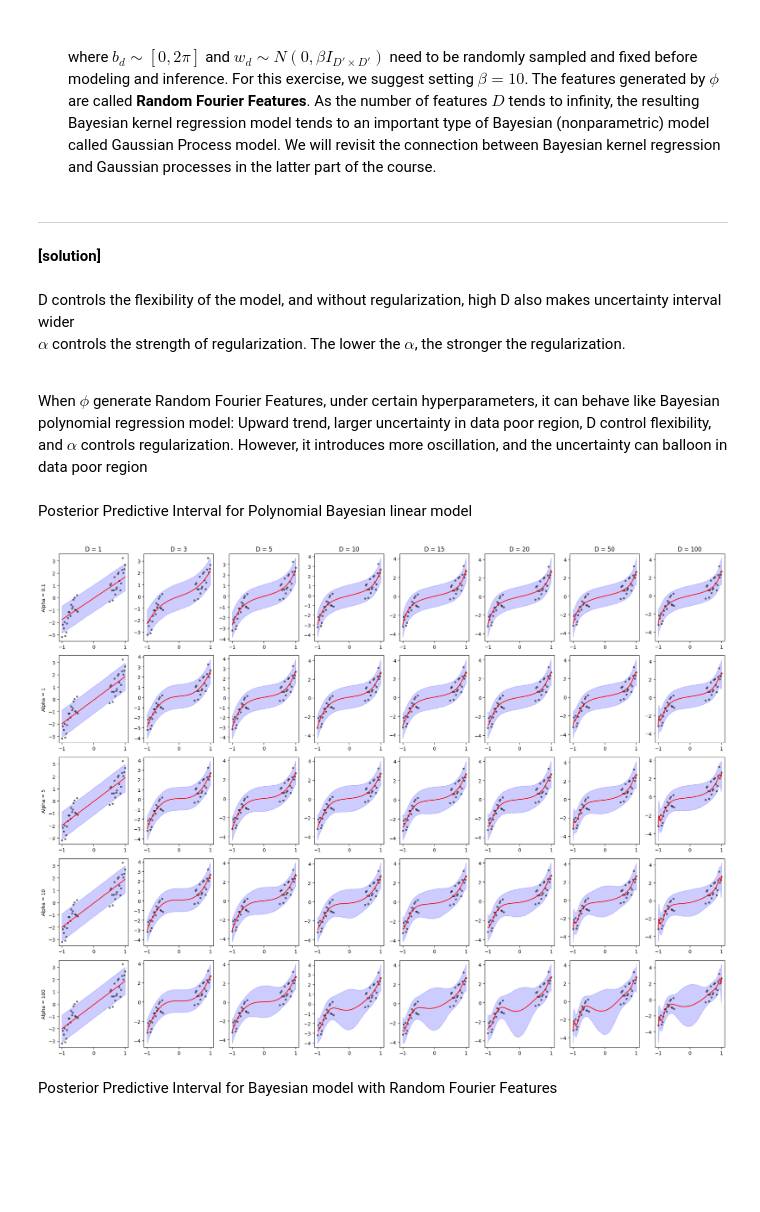
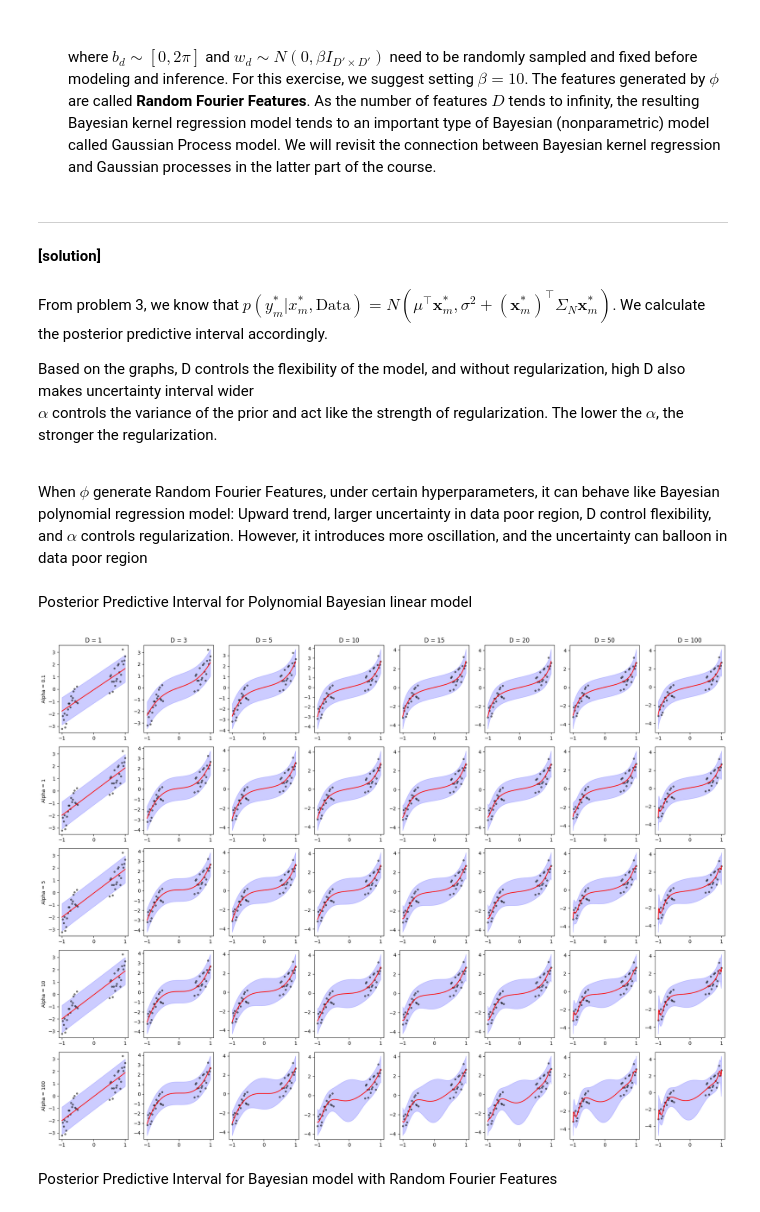
Before and after one commit to chihuangliu/ELEC70122_ML_for_Safety_Critical_Decision_Making, a Jupyter notebook: ELEC70122_HW1.ipynb, the cells around one changed output. Saved outputs shown, nothing was run; the diff lists cells and outputs as text; code cells hidden in the pictures; blank space fills up the shorter version.

```diff
--- a/ELEC70122_HW1.ipynb
+++ b/ELEC70122_HW1.ipynb
@@ -452,8 +453,10 @@ Based on your visualizaion, describe in intuitive terms what is the role of $\al
 # %% [markdown]
 ---
 **[solution]** <br><br>
-D controls the flexibility of the model, and without regularization, high D also makes uncertainty interval wider<br>
-$\alpha$ controls the strength of regularization. The lower the $\alpha$, the stronger the regularization.<br><br>
+From problem 3, we know that $p(y^*_m | x^*_m, \text{Data}) = {N}(\mu^\top\mathbf{x}^*_m, \sigma^2 + (\mathbf{x}^*_m)^\top\Sigma_N\mathbf{x}^*_m)$. We calculate the posterior predictive interval accordingly.
+
+Based on the graphs, D controls the flexibility of the model, and without regularization, high D also makes uncertainty interval wider<br>
+$\alpha$ controls the variance of the prior and act like the strength of regularization. The lower the $\alpha$, the stronger the regularization.<br><br>
 
 When $\phi$ generate Random Fourier Features, under certain hyperparameters, it can behave like Bayesian polynomial regression model: Upward trend, larger uncertainty in data poor region, D control flexibility, and $\alpha$ controls regularization. However, it introduces more oscillation, and the uncertainty can balloon in data poor region
 # %% [markdown]
@@ -472,19 +475,24 @@ def get_posterior_predictive_bounds(
         phi_train = feature_mapper.transform(x_train)
         phi_test = feature_mapper.transform(x_test)
 
+    D_features = phi_train.shape[1]
     y_matrix = y_train.reshape(-1, 1)
 
-    line_samples, pred_samples = get_posterior_samples(
-        prior_var=alpha,
-        noise_var=noise_var,
-        x_matrix=phi_train,
-        y_matrix=y_matrix,
-        x_test_matrix=phi_test,
-    )
+    prior_precision = (1.0 / alpha) * np.eye(D_features)
+    likelihood_precision = (1.0 / noise_var) * (phi_train.T @ phi_train)
 
-    mean_pred = np.mean(line_samples, axis=0)
-    lower_bound = np.percentile(pred_samples, 2.5, axis=0)
-    upper_bound = np.percentile(pred_samples, 97.5, axis=0)
+    post_precision = prior_precision + likelihood_precision
+    Sigma_N = np.linalg.inv(post_precision)
+
+    mu_N = (1.0 / noise_var) * Sigma_N @ phi_train.T @ y_matrix
+    mean_pred = (phi_test @ mu_N).flatten()
+
+    model_variance = np.sum((phi_test @ Sigma_N) * phi_test, axis=1)
+    predictive_var = noise_var + model_variance
+    predictive_std = np.sqrt(predictive_var)
+
+    lower_bound = mean_pred - 1.96 * predictive_std
+    upper_bound = mean_pred + 1.96 * predictive_std
 
     return mean_pred, lower_bound, upper_bound
 
@@ -494,34 +502,34 @@ alphas = [0.1, 1, 5, 10, 100]
 
 fig, axes = plt.subplots(len(alphas), len(Ds), figsize=(20, 15))
 
 for i, alpha in enumerate(alphas):
     for j, D in enumerate(Ds):
         feature_mapper = PolynomialFeatures(D)
         mean_pred, lower_bound, upper_bound = get_posterior_predictive_bounds(
             feature_mapper, alpha, x_train, y_train, x_test, noise_var=0.3
         )
 
         ax = axes[i, j]
         ax.fill_between(
             x_test,
             lower_bound,
             upper_bound,
             alpha=0.2,
             color="blue",
             label="95% Posterior Predictive Interval",
         )
         ax.plot(x_test, mean_pred, color="red", label="Mean Prediction")
         ax.scatter(x_train, y_train, color="black", s=10, alpha=0.5)
 
         if i == 0:
             ax.set_title(f"D = {D}")
         if j == 0:
             ax.set_ylabel(f"Alpha = {alpha}")
 
 plt.tight_layout()
 plt.show()
 # %% [output]
-[figure, old version]
+[figure, new version]
 # %% [markdown]
 Posterior Predictive Interval for Bayesian model with Random Fourier Features
 # %%
```
Also changed, not shown: parts of 14 cells of this notebook.
